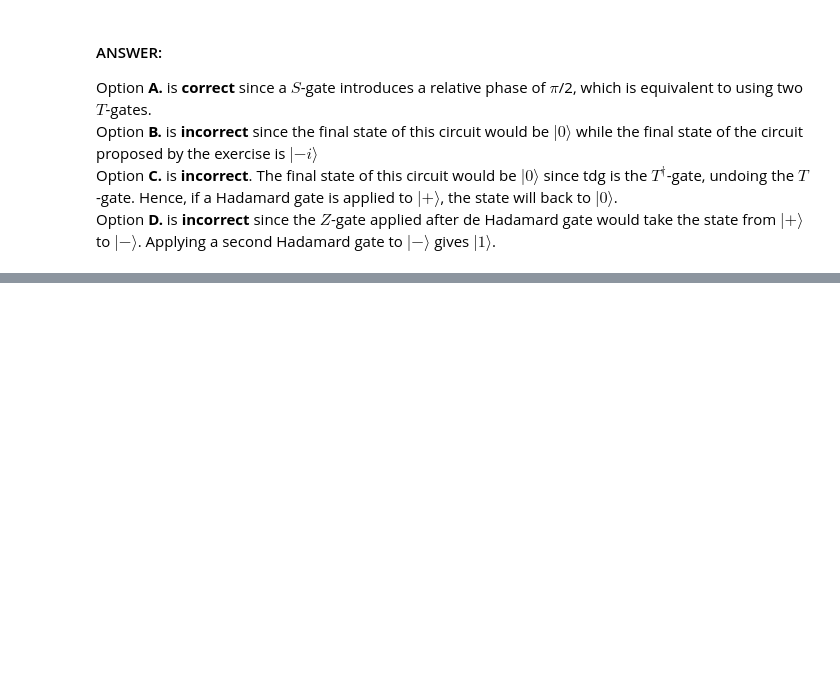
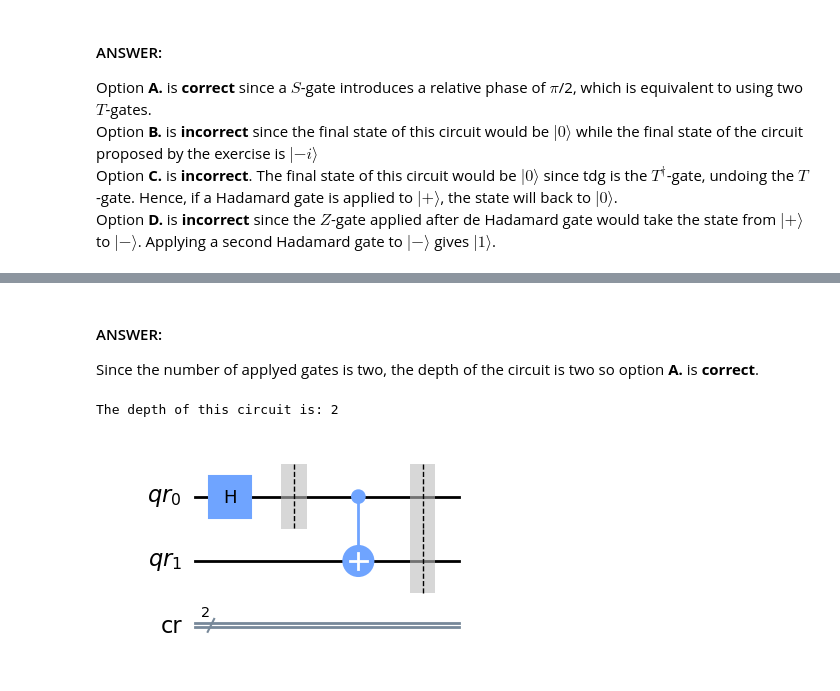
Before and after one commit to VRGQuantumTech/learning_qiskit, a Jupyter notebook: exam_exercices.ipynb, the cells around one changed output, grey strips where cells are left out. Saved outputs shown, nothing was run; the diff lists cells and outputs as text; code cells hidden in the pictures; blank space fills up the shorter version.

```diff
--- a/exam_exercices.ipynb
+++ b/exam_exercices.ipynb
@@ -802,0 +828,24 @@ If applied to $|+\rangle$ we have: $T|+\rangle = \begin{pmatrix} e^{-i\frac{\pi}
+# %% [markdown]
+#### ANSWER:
+
+Since the number of applyed gates is two, the depth of the circuit is two so option <b>A.</b> is <b>correct</b>.
+# %%
+# Drawing the circuit and using the depth() method from class circuit to check the answer:
+
+from qiskit import QuantumCircuit, QuantumRegister, ClassicalRegister
+
+qr = QuantumRegister(2,'qr')
+cr = ClassicalRegister(2,'cr')
+qc = QuantumCircuit(qr,cr)
+
+qc.h(qr[0])
+qc.barrier(qr[0])
+qc.cx(qr[0], qr[1])
+qc.barrier(qr)
+
+print('The depth of this circuit is: ' + str(qc.depth()))
+
+qc.draw('mpl')
+# %% [output]
+The depth of this circuit is: 2
+[figure, added]
```
Also changed, not shown: parts of 13 cells of this notebook.
